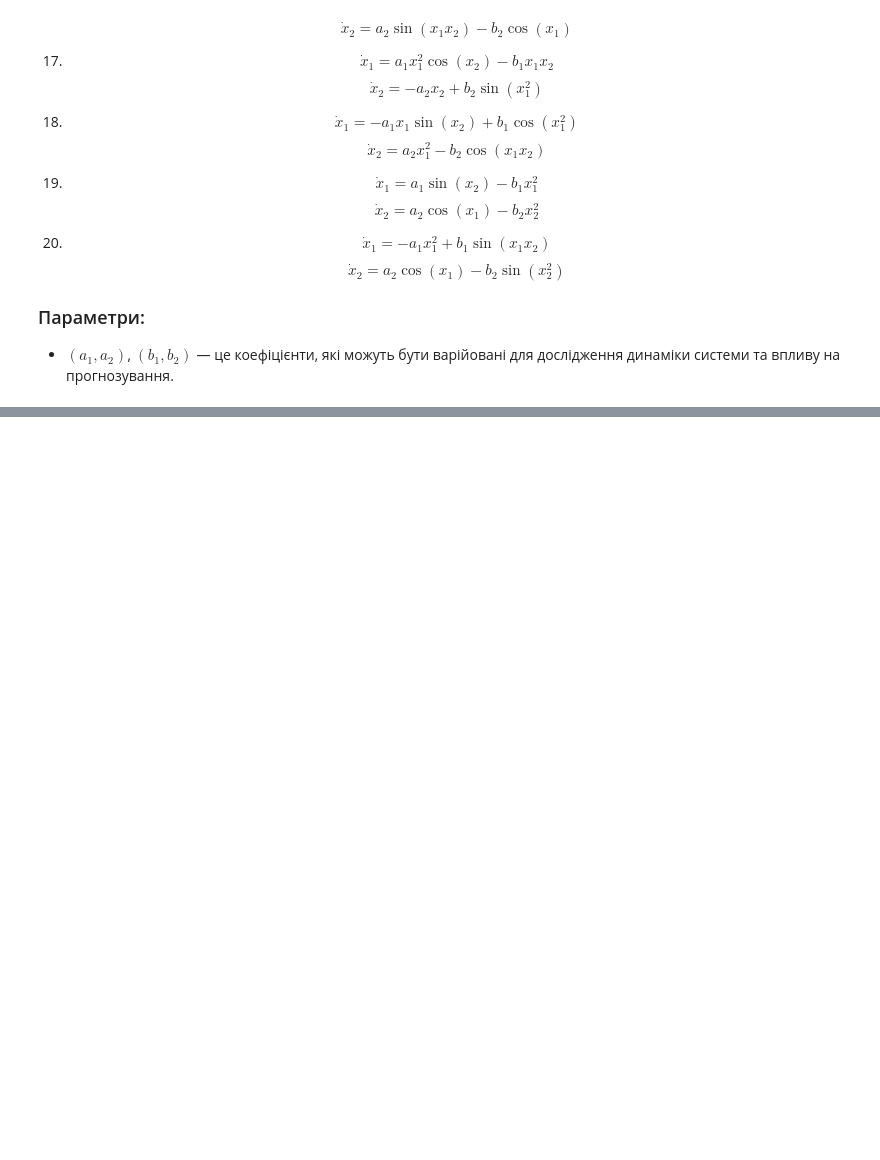
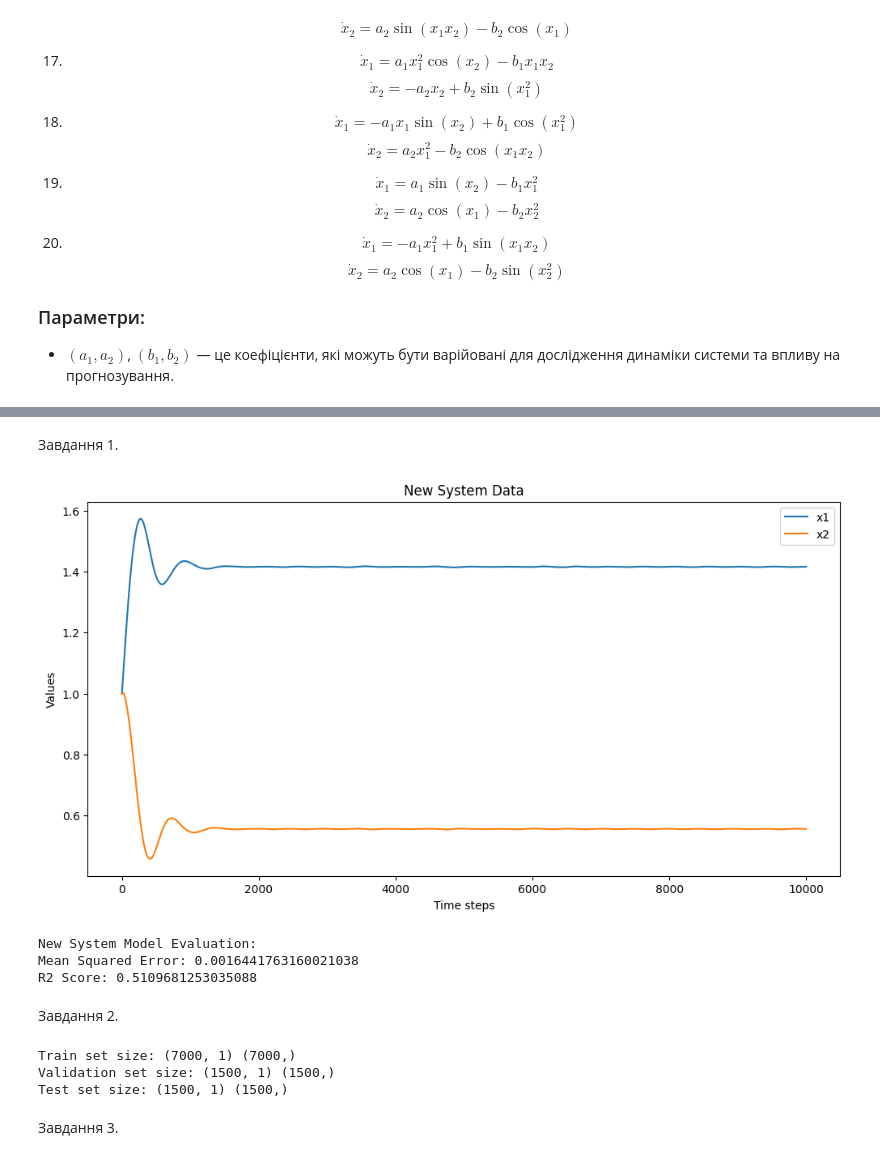
Before and after one commit to Poplacskyi/AI, a Jupyter notebook: labs_AD/DM_practice_4_Liybomur_Poplavski.ipynb, the cells around one changed output, grey strips where cells are left out. Saved outputs shown, nothing was run; the diff lists cells and outputs as text; code cells hidden in the pictures; blank space fills up the shorter version.

```diff
--- a/labs_AD/DM_practice_4_Liybomur_Poplavski.ipynb
+++ b/labs_AD/DM_practice_4_Liybomur_Poplavski.ipynb
@@ -329,0 +286,79 @@ df.head()
+# %% [markdown]
+Завдання 1.
+# %%
+def new_system(t, state, a1=1.0, b1=0.5, a2=0.5, b2=1.0):
+    x1, x2 = state
+    dx1_dt = a1 * np.sin(x1 * x2) - b1 * x1
+    dx2_dt = -a2 * x2**2 + b2 * np.cos(x1)
+    return [dx1_dt, dx2_dt]
+
+def generate_new_system_data():
+    t_span = (0, 100)
+    initial_state = [1.0, 1.0]
+    t_eval = np.linspace(t_span[0], t_span[1], 10000)
+    sol = solve_ivp(new_system, t_span, initial_state, t_eval=t_eval)
+    return sol.t, sol.y.T
+
+def visualize_data(data, title):
+    plt.figure(figsize=(12, 6))
+    sns.lineplot(x=range(len(data)), y=data[:, 0], label='x1')
+    sns.lineplot(x=range(len(data)), y=data[:, 1], label='x2')
+    plt.title(title)
+    plt.xlabel('Time steps')
+    plt.ylabel('Values')
+    plt.legend()
+    plt.show()
+# %%
+def train_and_evaluate_model(X, y):
+    X_train, X_test, y_train, y_test = train_test_split(X, y, test_size=0.2, random_state=42)
+    model = LinearRegression()
+    model.fit(X_train, y_train)
+    y_pred = model.predict(X_test)
+    mse = mean_squared_error(y_test, y_pred)
+    r2 = r2_score(y_test, y_pred)
+    print(f'Mean Squared Error: {mse}')
+    print(f'R2 Score: {r2}')
+    return model
+
+t, new_system_data = generate_new_system_data()
+visualize_data(new_system_data, 'New System Data')
+
+X_new_system = new_system_data[:, :1]
+y_new_system = new_system_data[:, 1]
+print("\nNew System Model Evaluation:")
+new_system_model = train_and_evaluate_model(X_new_system, y_new_system)
+# %% [output]
+[figure, added]
+New System Model Evaluation:
+Mean Squared Error: 0.0016441763160021038
+R2 Score: 0.5109681253035088
+# %% [markdown]
+Завдання 2.
+# %%
+def prepare_data(data):
+    X = data[:, :1]
+    y = data[:, 1]
+
+    X_train, X_temp, y_train, y_temp = train_test_split(X, y, test_size=0.3, random_state=42)
+    X_val, X_test, y_val, y_test = train_test_split(X_temp, y_temp, test_size=0.5, random_state=42)
+
+    scaler = StandardScaler()
+    X_train = scaler.fit_transform(X_train)
+    X_val = scaler.transform(X_val)
+    X_test = scaler.transform(X_test)
+
+    return X_train, X_val, X_test, y_train, y_val, y_test
+
+t, new_system_data = generate_new_system_data()
+
+X_train, X_val, X_test, y_train, y_val, y_test = prepare_data(new_system_data)
+
+print("Train set size:", X_train.shape, y_train.shape)
+print("Validation set size:", X_val.shape, y_val.shape)
+print("Test set size:", X_test.shape, y_test.shape)
+# %% [output]
+Train set size: (7000, 1) (7000,)
+Validation set size: (1500, 1) (1500,)
+Test set size: (1500, 1) (1500,)
+# %% [markdown]
+Завдання 3.
```
Also changed, not shown: parts of 15 cells of this notebook.
